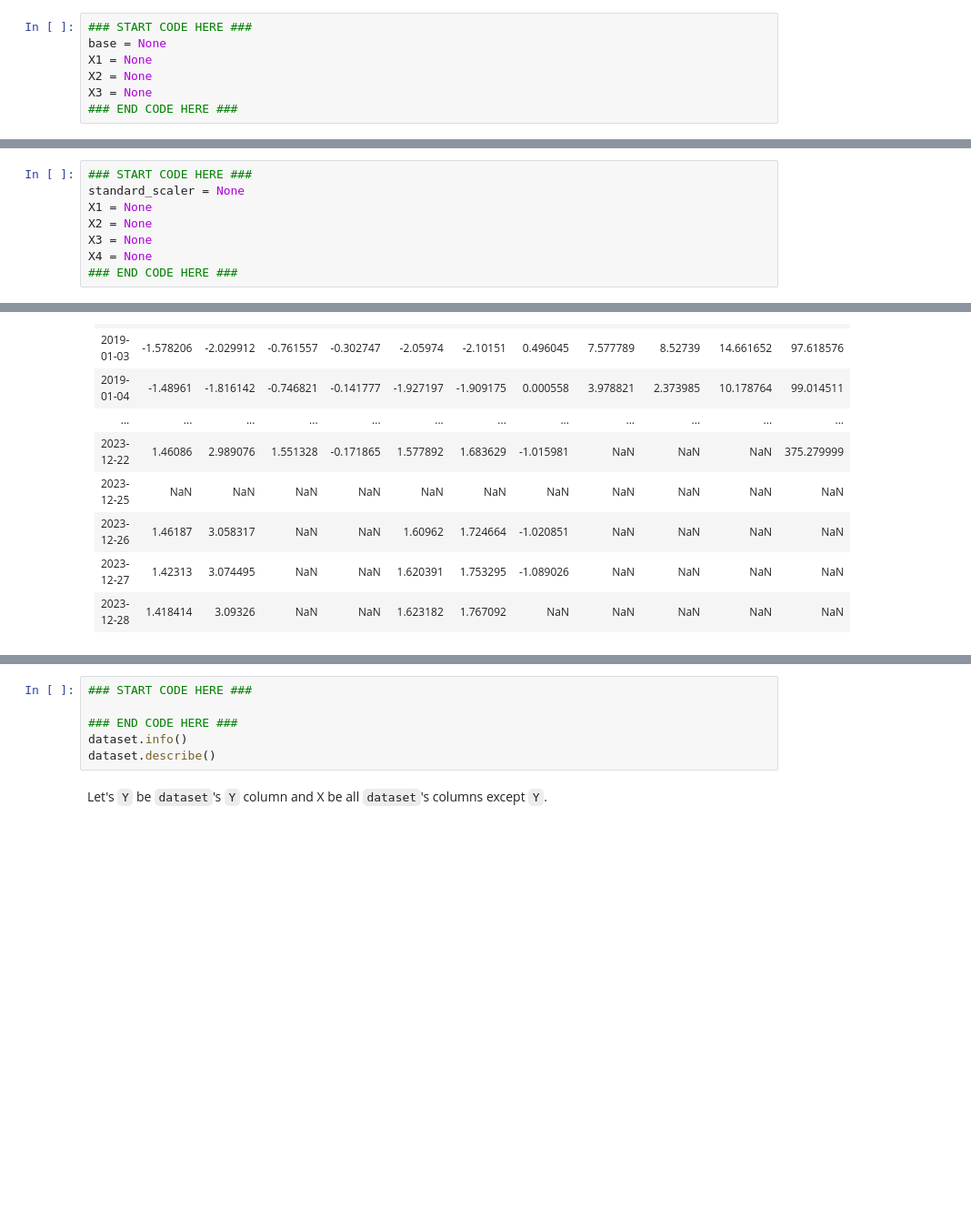
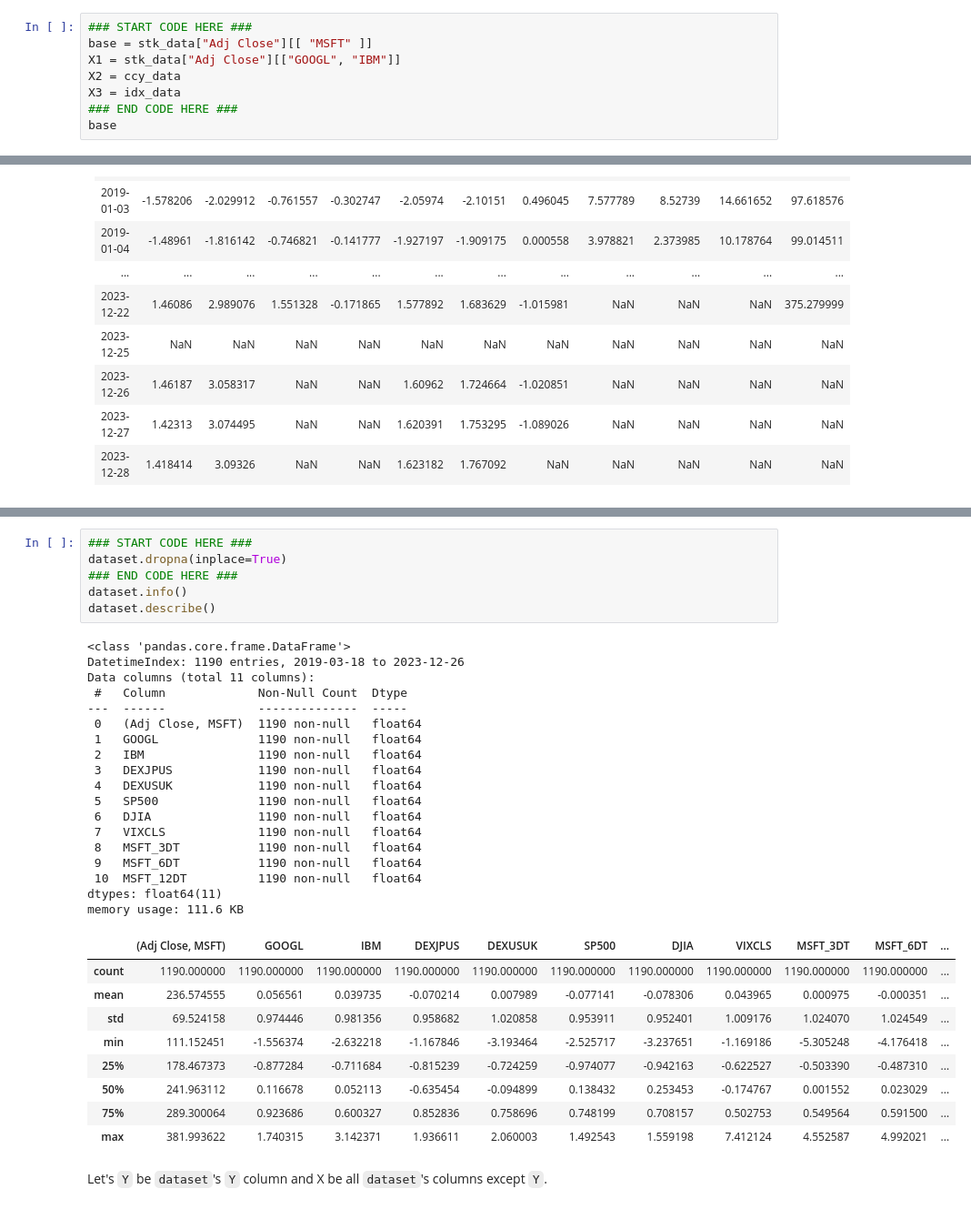
Before and after one commit to MrYellowSock/CE_MACHINE_LEARNING, a Jupyter notebook: Lab2/Lab2-3_SVR.ipynb, the cells around one changed output, grey strips where cells are left out. Shown at 91% size. Cells and saved outputs as stored; diff of their text form; folded sections open; blank space fills up the shorter version.

```diff
--- a/Lab2/Lab2-3_SVR.ipynb
+++ b/Lab2/Lab2-3_SVR.ipynb
@@ -48,8 +123,9 @@ Let's
 - `X3` be `idx_data`
 # %%
 ### START CODE HERE ###
-base = None
-X1 = None
-X2 = None
-X3 = None
+base = stk_data["Adj Close"][[ "MSFT" ]]
+X1 = stk_data["Adj Close"][["GOOGL", "IBM"]]
+X2 = ccy_data
+X3 = idx_data
 ### END CODE HERE ###
+base
@@ -98,11 +202,3 @@ X4 = pd.concat([X4_3DT,X4_6DT,X4_12DT],axis=1)
 **Standardize `X1-4`**
 
 ***NOTE:*** Please ensure that each of ***X1-4's index columns*** is the ***date column***.
-# %%
-### START CODE HERE ###
-standard_scaler = None
-X1 = None
-X2 = None
-X3 = None
-X4 = None
-### END CODE HERE ###
@@ -191,10 +316,38 @@ memory usage: 113.2 KB
 </details>
 # %%
 ### START CODE HERE ###
-
+dataset.dropna(inplace=True)
 ### END CODE HERE ###
 dataset.info()
 dataset.describe()
+# %% [output]
+<class 'pandas.core.frame.DataFrame'>
+DatetimeIndex: 1190 entries, 2019-03-18 to 2023-12-26
+Data columns (total 11 columns):
+ #   Column             Non-Null Count  Dtype
+---  ------             --------------  -----
+ 0   (Adj Close, MSFT)  1190 non-null   float64
+ 1   GOOGL              1190 non-null   float64
+ 2   IBM                1190 non-null   float64
+ 3   DEXJPUS            1190 non-null   float64
+ 4   DEXUSUK            1190 non-null   float64
+ 5   SP500              1190 non-null   float64
+ 6   DJIA               1190 non-null   float64
+ 7   VIXCLS             1190 non-null   float64
+ 8   MSFT_3DT           1190 non-null   float64
+ 9   MSFT_6DT           1190 non-null   float64
+ 10  MSFT_12DT          1190 non-null   float64
+dtypes: float64(11)
+memory usage: 111.6 KB
+|  | (Adj Close, MSFT) | GOOGL | IBM | DEXJPUS | DEXUSUK | SP500 | DJIA | VIXCLS | MSFT_3DT | MSFT_6DT | ... |
+| count | 1190.000000 | 1190.000000 | 1190.000000 | 1190.000000 | 1190.000000 | 1190.000000 | 1190.000000 | 1190.000000 | 1190.000000 | 1190.000000 | ... |
+| mean | 236.574555 | 0.056561 | 0.039735 | -0.070214 | 0.007989 | -0.077141 | -0.078306 | 0.043965 | 0.000975 | -0.000351 | ... |
+| std | 69.524158 | 0.974446 | 0.981356 | 0.958682 | 1.020858 | 0.953911 | 0.952401 | 1.009176 | 1.024070 | 1.024549 | ... |
+| min | 111.152451 | -1.556374 | -2.632218 | -1.167846 | -3.193464 | -2.525717 | -3.237651 | -1.169186 | -5.305248 | -4.176418 | ... |
+| 25% | 178.467373 | -0.877284 | -0.711684 | -0.815239 | -0.724259 | -0.974077 | -0.942163 | -0.622527 | -0.503390 | -0.487310 | ... |
+| 50% | 241.963112 | 0.116678 | 0.052113 | -0.635454 | -0.094899 | 0.138432 | 0.253453 | -0.174767 | 0.001552 | 0.023029 | ... |
+| 75% | 289.300064 | 0.923686 | 0.600327 | 0.852836 | 0.758696 | 0.748199 | 0.708157 | 0.502753 | 0.549564 | 0.591500 | ... |
+| max | 381.993622 | 1.740315 | 3.142371 | 1.936611 | 2.060003 | 1.492543 | 1.559198 | 7.412124 | 4.552587 | 4.992021 | ... |
 # %% [markdown]
 Let's `Y` be `dataset`'s `Y` column and X be all `dataset`'s columns except `Y`.
 # %%
```
Also changed, not shown: parts of 30 cells of this notebook, 10 other files.
